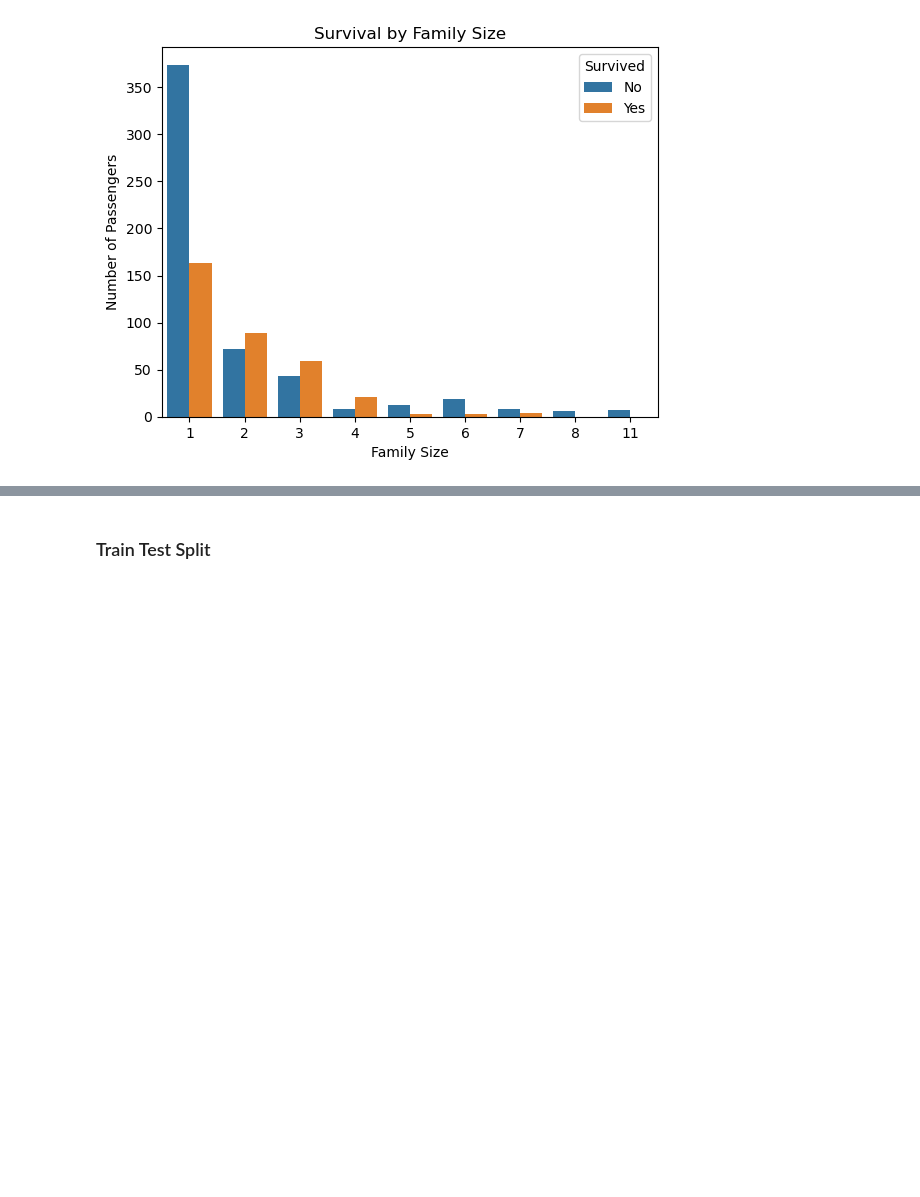
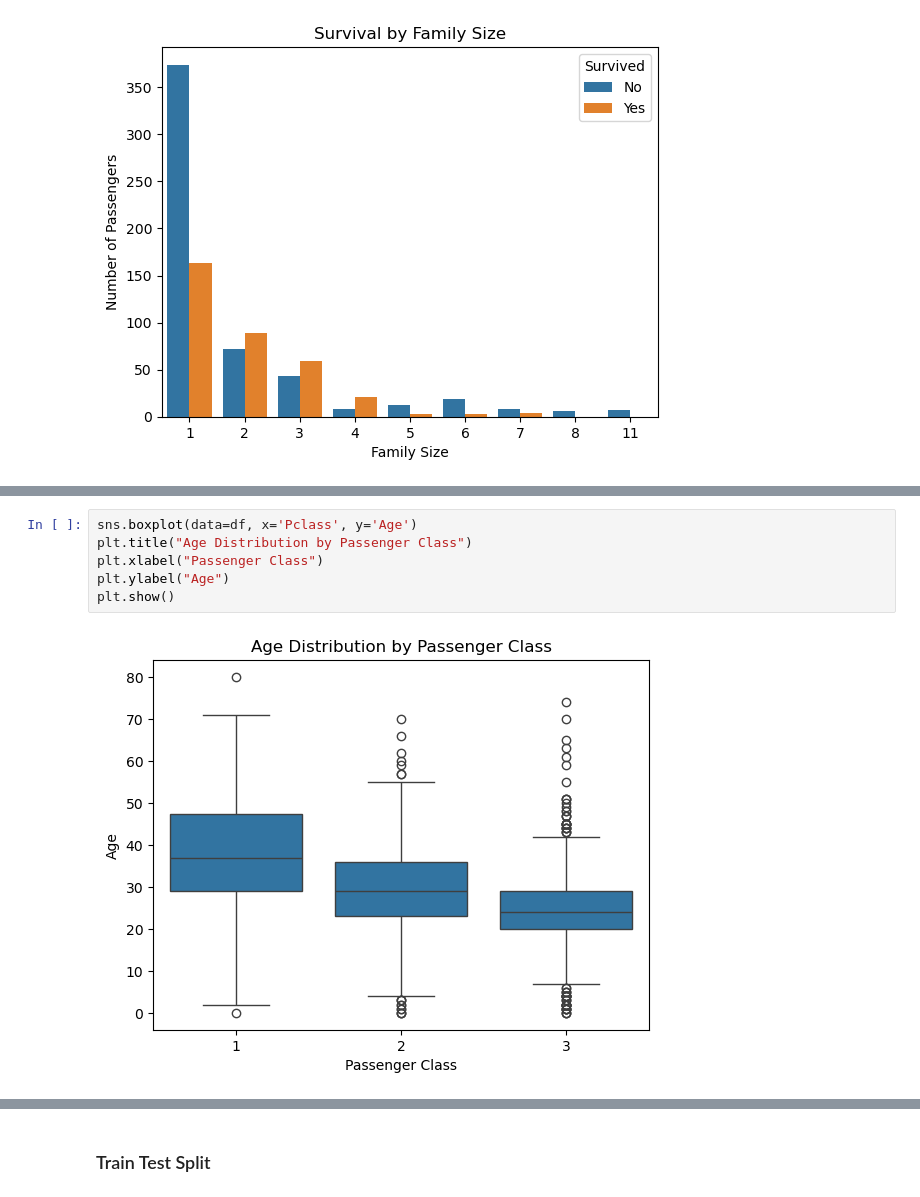
Before and after one commit to Kimpung2000/titanic-ml-project, a Jupyter notebook: Titanic.ipynb, the cells around one changed output, grey strips where cells are left out. Cells and saved outputs as stored; diff of their text form; blank space fills up the shorter version.

```diff
--- a/Titanic.ipynb
+++ b/Titanic.ipynb
@@ -439,3 +437,11 @@ plt.show()
+# %%
+sns.boxplot(data=df, x='Pclass', y='Age')
+plt.title("Age Distribution by Passenger Class")
+plt.xlabel("Passenger Class")
+plt.ylabel("Age")
+plt.show()
+# %% [output]
+[figure, added]
 # %% [markdown]
 ### Summary
 In this exploratory data analysis (EDA), several key patterns related to passenger survival on the Titanic were discovered through visualizations. These insights help guide feature selection for machine learning models.
```
Also changed, not shown: parts of 14 cells of this notebook.
